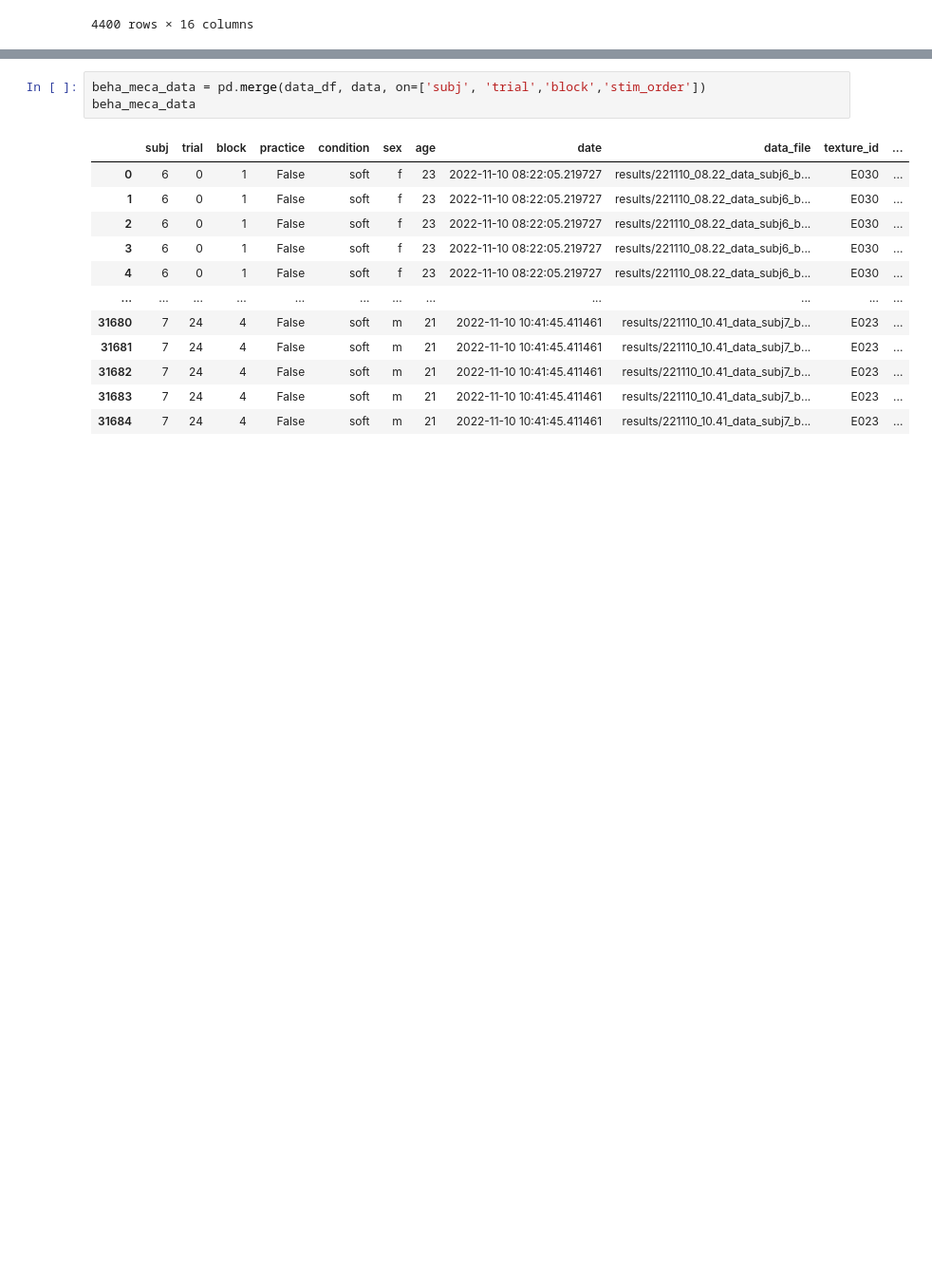
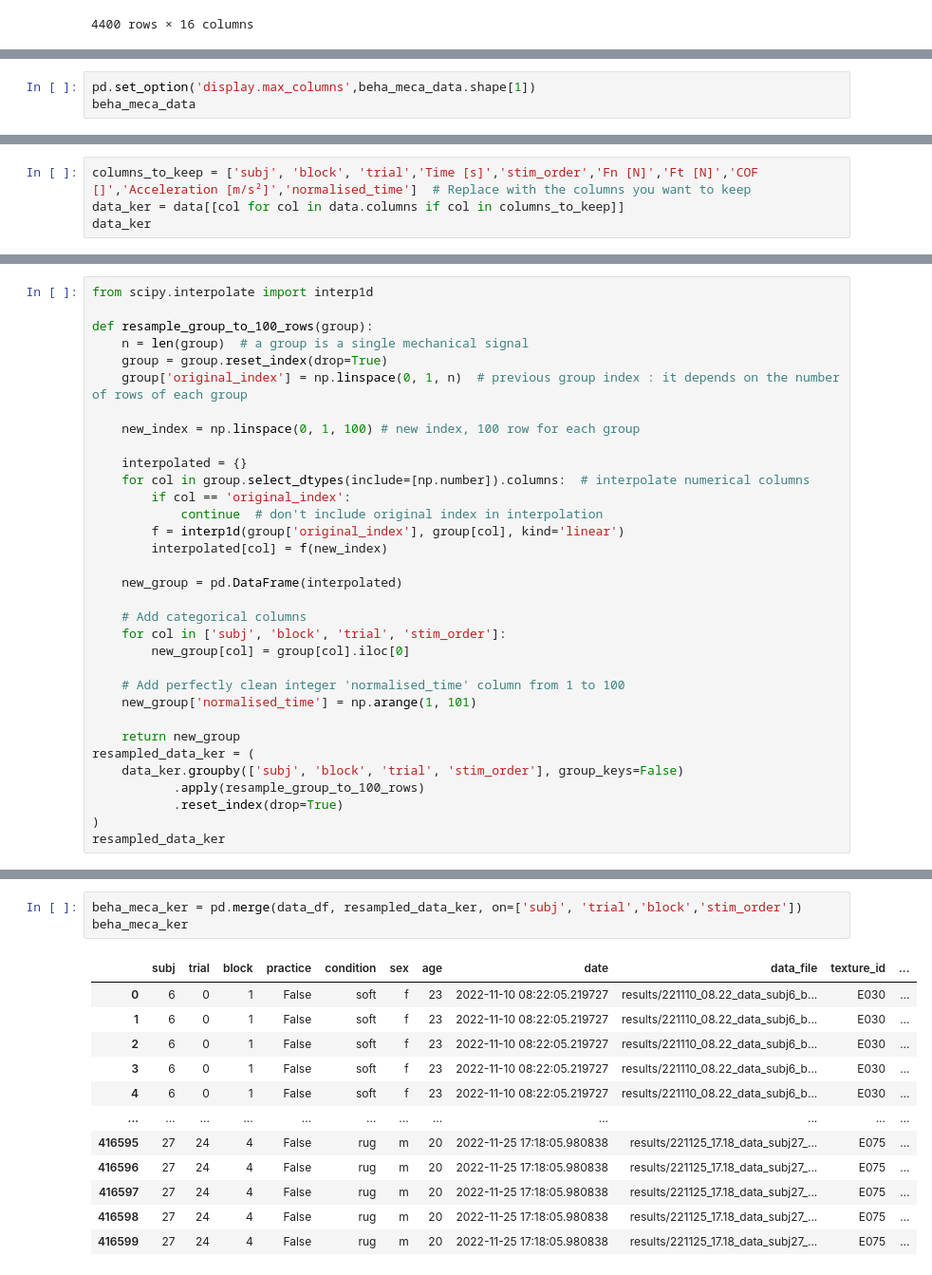
Before and after one commit to neuro-team-femto/revtact, a Jupyter notebook: analysis/analysis_beha_meca.ipynb, the cells around one changed output, grey strips where cells are left out. Shown at 95% size. Saved outputs shown, nothing was run; the diff lists cells and outputs as text; blank space fills up the shorter version.

```diff
--- a/analysis/analysis_beha_meca.ipynb
+++ b/analysis/analysis_beha_meca.ipynb
@@ -139,0 +144,3 @@ data_df
+# %%
+pd.set_option('display.max_columns',beha_meca_data.shape[1])
+beha_meca_data
@@ -139,0 +181,4 @@ data_df
+# %%
+columns_to_keep = ['subj', 'block', 'trial','Time [s]','stim_order','Fn [N]','Ft [N]','COF []','Acceleration [m/s²]','normalised_time']  # Replace with the columns you want to keep
+data_ker = data[[col for col in data.columns if col in columns_to_keep]]
+data_ker
@@ -139,0 +199,33 @@ data_df
+# %%
+from scipy.interpolate import interp1d
+
+def resample_group_to_100_rows(group):
+    n = len(group)  # a group is a single mechanical signal
+    group = group.reset_index(drop=True)
+    group['original_index'] = np.linspace(0, 1, n)  # previous group index : it depends on the number of rows of each group
+
+    new_index = np.linspace(0, 1, 100) # new index, 100 row for each group
+
+    interpolated = {}
+    for col in group.select_dtypes(include=[np.number]).columns:  # interpolate numerical columns
+        if col == 'original_index':
+            continue  # don't include original index in interpolation
+        f = interp1d(group['original_index'], group[col], kind='linear')
+        interpolated[col] = f(new_index)
+
+    new_group = pd.DataFrame(interpolated)
+
+    # Add categorical columns
+    for col in ['subj', 'block', 'trial', 'stim_order']:
+        new_group[col] = group[col].iloc[0]
+
+    # Add perfectly clean integer 'normalised_time' column from 1 to 100
+    new_group['normalised_time'] = np.arange(1, 101)
+
+    return new_group
+resampled_data_ker = (
+    data_ker.groupby(['subj', 'block', 'trial', 'stim_order'], group_keys=False)
+           .apply(resample_group_to_100_rows)
+           .reset_index(drop=True)
+)
+resampled_data_ker
@@ -140,16 +246,16 @@ data_df
 # %%
-beha_meca_data = pd.merge(data_df, data, on=['subj', 'trial','block','stim_order'])
-beha_meca_data
+beha_meca_ker = pd.merge(data_df, resampled_data_ker, on=['subj', 'trial','block','stim_order'])
+beha_meca_ker
 # %% [output]
 |  | subj | trial | block | practice | condition | sex | age | date | data_file | texture_id | ... |
 | 0 | 6 | 0 | 1 | False | soft | f | 23 | 2022-11-10 08:22:05.219727 | results/221110_08.22_data_subj6_b... | E030 | ... |
 | 1 | 6 | 0 | 1 | False | soft | f | 23 | 2022-11-10 08:22:05.219727 | results/221110_08.22_data_subj6_b... | E030 | ... |
 | 2 | 6 | 0 | 1 | False | soft | f | 23 | 2022-11-10 08:22:05.219727 | results/221110_08.22_data_subj6_b... | E030 | ... |
 | 3 | 6 | 0 | 1 | False | soft | f | 23 | 2022-11-10 08:22:05.219727 | results/221110_08.22_data_subj6_b... | E030 | ... |
 | 4 | 6 | 0 | 1 | False | soft | f | 23 | 2022-11-10 08:22:05.219727 | results/221110_08.22_data_subj6_b... | E030 | ... |
 | ... | ... | ... | ... | ... | ... | ... | ... | ... | ... | ... | ... |
-| 31680 | 7 | 24 | 4 | False | soft | m | 21 | 2022-11-10 10:41:45.411461 | results/221110_10.41_data_subj7_b... | E023 | ... |
-| 31681 | 7 | 24 | 4 | False | soft | m | 21 | 2022-11-10 10:41:45.411461 | results/221110_10.41_data_subj7_b... | E023 | ... |
-| 31682 | 7 | 24 | 4 | False | soft | m | 21 | 2022-11-10 10:41:45.411461 | results/221110_10.41_data_subj7_b... | E023 | ... |
-| 31683 | 7 | 24 | 4 | False | soft | m | 21 | 2022-11-10 10:41:45.411461 | results/221110_10.41_data_subj7_b... | E023 | ... |
-| 31684 | 7 | 24 | 4 | False | soft | m | 21 | 2022-11-10 10:41:45.411461 | results/221110_10.41_data_subj7_b... | E023 | ... |
+| 416595 | 27 | 24 | 4 | False | rug | m | 20 | 2022-11-25 17:18:05.980838 | results/221125_17.18_data_subj27_... | E075 | ... |
+| 416596 | 27 | 24 | 4 | False | rug | m | 20 | 2022-11-25 17:18:05.980838 | results/221125_17.18_data_subj27_... | E075 | ... |
+| 416597 | 27 | 24 | 4 | False | rug | m | 20 | 2022-11-25 17:18:05.980838 | results/221125_17.18_data_subj27_... | E075 | ... |
+| 416598 | 27 | 24 | 4 | False | rug | m | 20 | 2022-11-25 17:18:05.980838 | results/221125_17.18_data_subj27_... | E075 | ... |
+| 416599 | 27 | 24 | 4 | False | rug | m | 20 | 2022-11-25 17:18:05.980838 | results/221125_17.18_data_subj27_... | E075 | ... |
```
Also changed, not shown: parts of 52 cells of this notebook, 1 other file.
